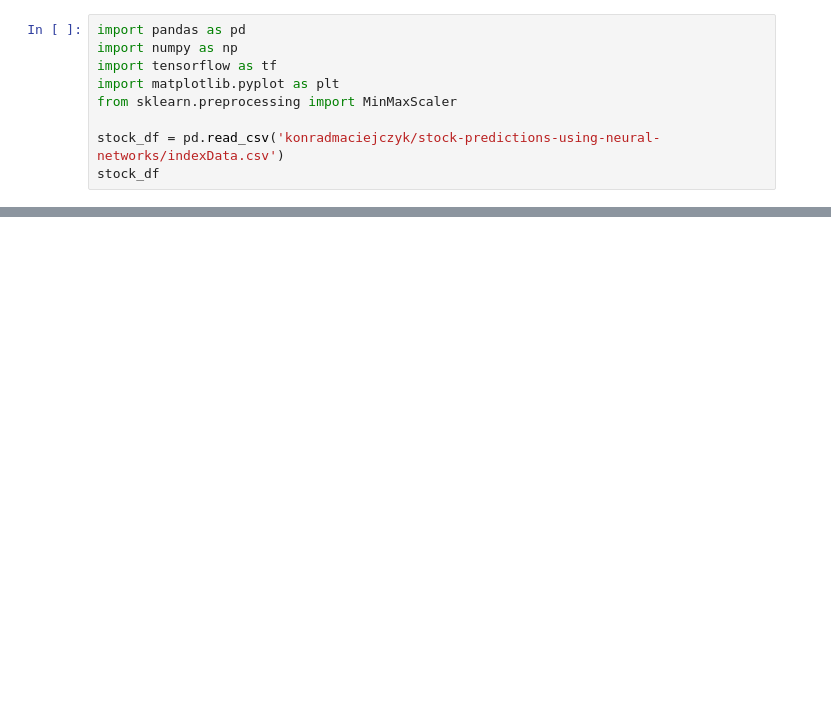
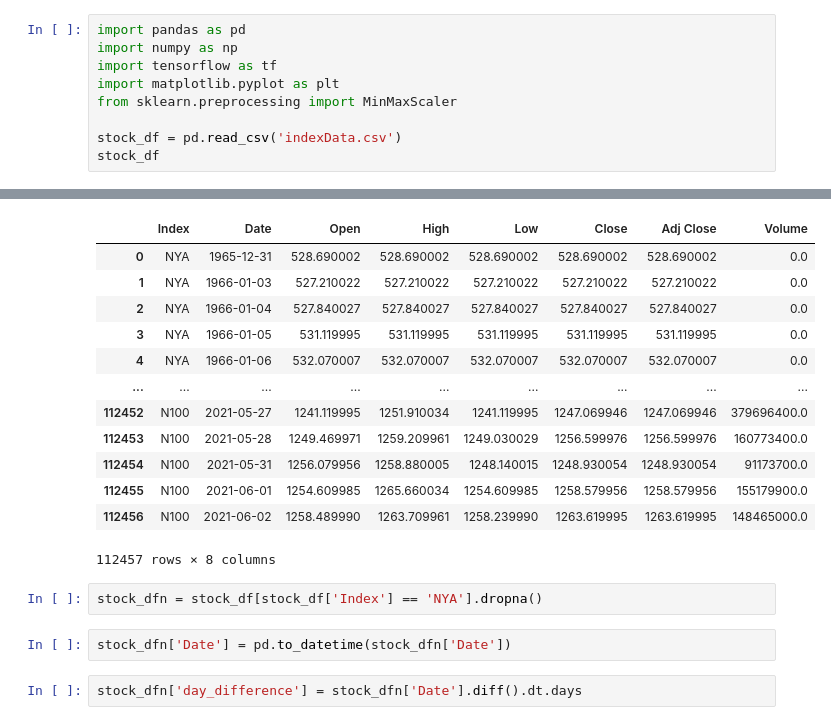
Before and after one commit to Rol3ert99/stock-predictions, a Jupyter notebook: GRU.ipynb, the cells around one changed output, grey strips where cells are left out. Drawn from its saved outputs; the diff is of its cells as text; blank space fills up the shorter version.

```diff
--- a/GRU.ipynb
+++ b/GRU.ipynb
@@ -5,6 +5,6 @@ import tensorflow as tf
 import matplotlib.pyplot as plt
 from sklearn.preprocessing import MinMaxScaler
 
-stock_df = pd.read_csv('konradmaciejczyk/stock-predictions-using-neural-networks/indexData.csv')
+stock_df = pd.read_csv('indexData.csv')
 stock_df
 # %% [output]
@@ -11,0 +12,19 @@ FileNotFoundError: [Errno 2] No such file or directory: 'indexData.csv'
+|  | Index | Date | Open | High | Low | Close | Adj Close | Volume |
+| 0 | NYA | 1965-12-31 | 528.690002 | 528.690002 | 528.690002 | 528.690002 | 528.690002 | 0.0 |
+| 1 | NYA | 1966-01-03 | 527.210022 | 527.210022 | 527.210022 | 527.210022 | 527.210022 | 0.0 |
+| 2 | NYA | 1966-01-04 | 527.840027 | 527.840027 | 527.840027 | 527.840027 | 527.840027 | 0.0 |
+| 3 | NYA | 1966-01-05 | 531.119995 | 531.119995 | 531.119995 | 531.119995 | 531.119995 | 0.0 |
+| 4 | NYA | 1966-01-06 | 532.070007 | 532.070007 | 532.070007 | 532.070007 | 532.070007 | 0.0 |
+| ... | ... | ... | ... | ... | ... | ... | ... | ... |
+| 112452 | N100 | 2021-05-27 | 1241.119995 | 1251.910034 | 1241.119995 | 1247.069946 | 1247.069946 | 379696400.0 |
+| 112453 | N100 | 2021-05-28 | 1249.469971 | 1259.209961 | 1249.030029 | 1256.599976 | 1256.599976 | 160773400.0 |
+| 112454 | N100 | 2021-05-31 | 1256.079956 | 1258.880005 | 1248.140015 | 1248.930054 | 1248.930054 | 91173700.0 |
+| 112455 | N100 | 2021-06-01 | 1254.609985 | 1265.660034 | 1254.609985 | 1258.579956 | 1258.579956 | 155179900.0 |
+| 112456 | N100 | 2021-06-02 | 1258.489990 | 1263.709961 | 1258.239990 | 1263.619995 | 1263.619995 | 148465000.0 |
+112457 rows × 8 columns
+# %%
+stock_dfn = stock_df[stock_df['Index'] == 'NYA'].dropna()
+# %%
+stock_dfn['Date'] = pd.to_datetime(stock_dfn['Date'])
+# %%
+stock_dfn['day_difference'] = stock_dfn['Date'].diff().dt.days
```
Also changed, not shown: parts of 17 cells of this notebook, 1 other file.
